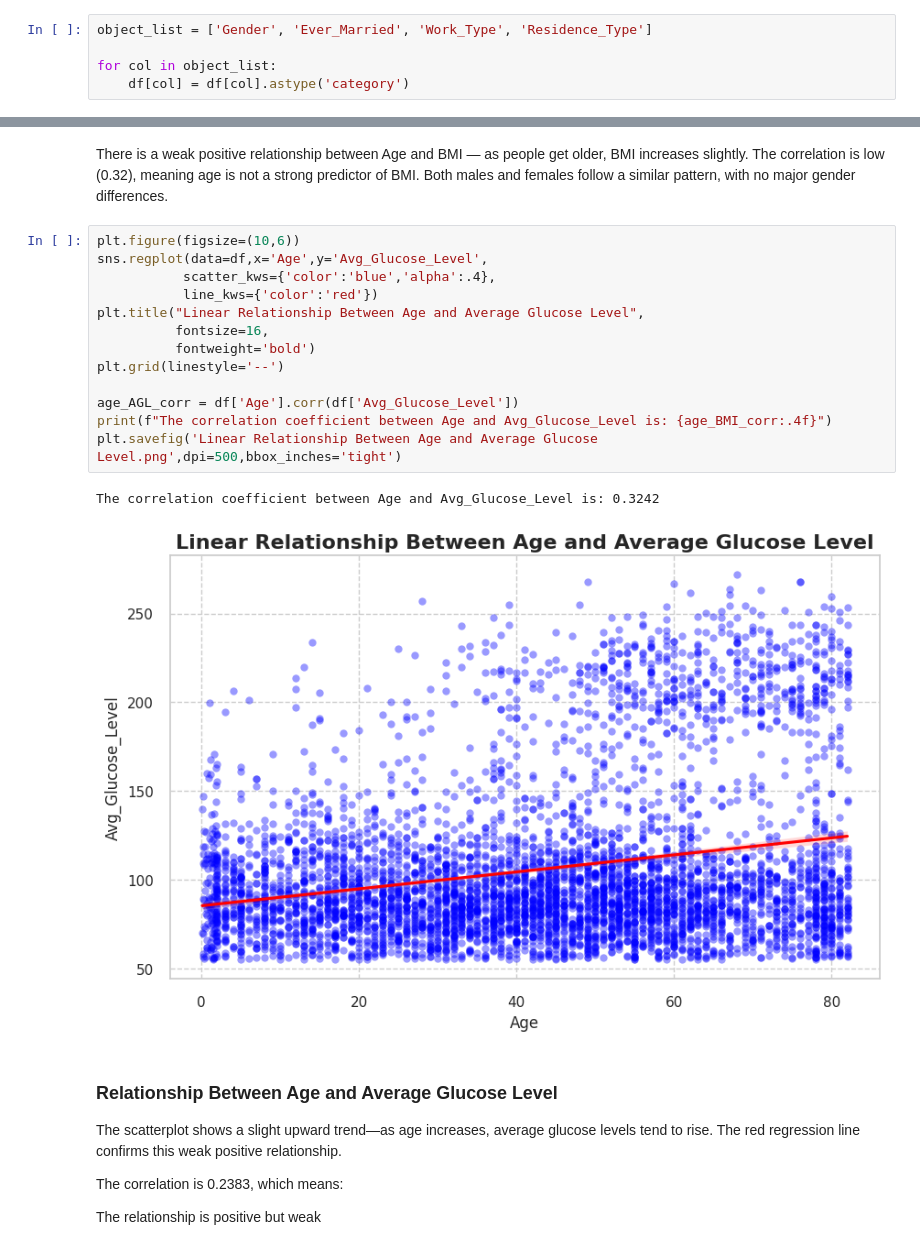
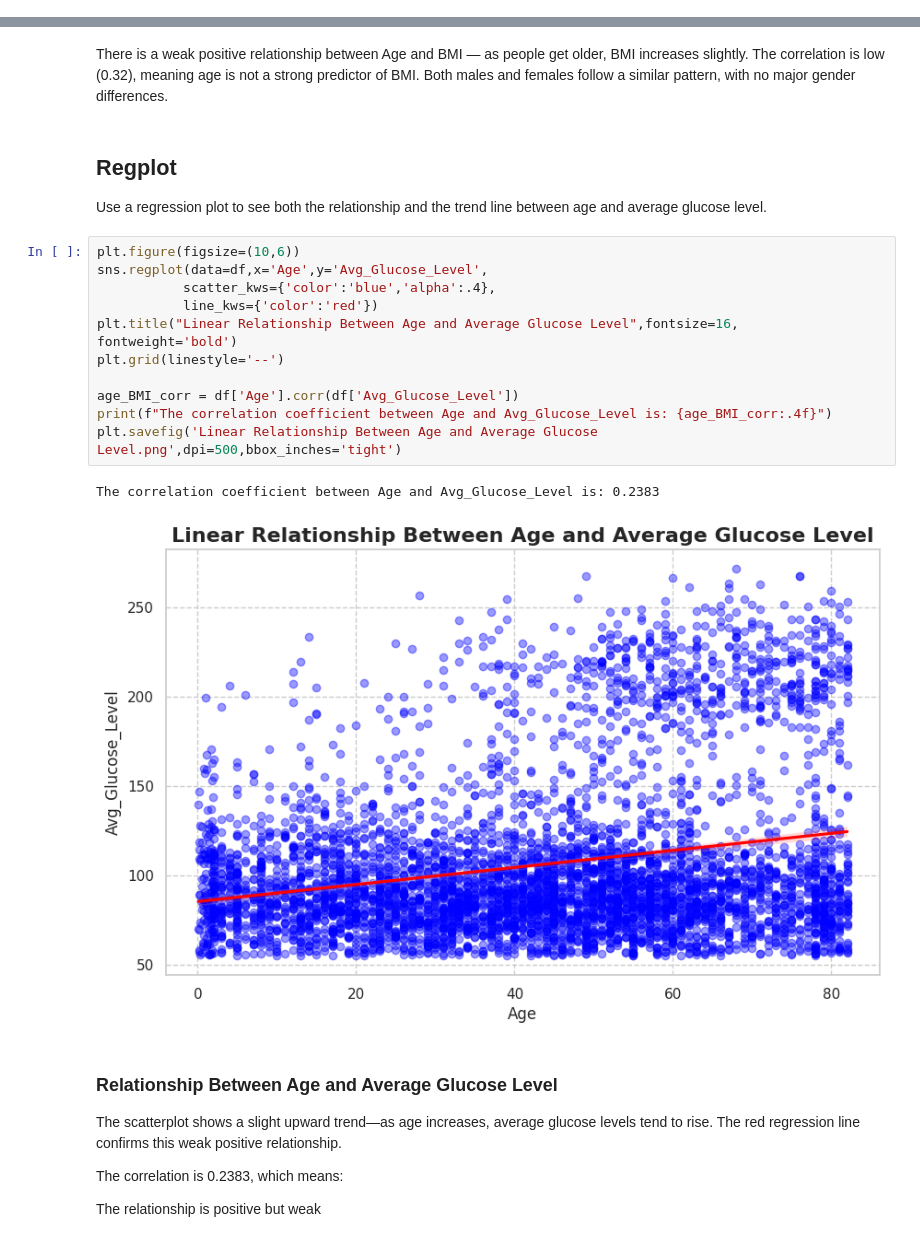
Before and after one commit to muhammedriswanp/Exploratory-Data-Analysis-EDA-Project, a Jupyter notebook: notebooks/03-univariate-bivariate-eda.ipynb, the cells around one changed output, grey strips where cells are left out. Saved outputs shown, nothing was run; the diff lists cells and outputs as text.

```diff
--- a/notebooks/03-univariate-bivariate-eda.ipynb
+++ b/notebooks/03-univariate-bivariate-eda.ipynb
@@ -20,11 +20,6 @@ for dirname, _, filenames in os.walk('/kaggle/input'):
 /kaggle/input/cleaned-day2/cleaned_day2.csv
 # %%
 df = pd.read_csv("/kaggle/input/cleaned-day2/cleaned_day2.csv")
-# %%
-object_list = ['Gender', 'Ever_Married', 'Work_Type', 'Residence_Type']
-
-for col in object_list:
-    df[col] = df[col].astype('category')
 # %%
 import matplotlib.pyplot as plt
 import seaborn as sns
@@ -198,22 +189,23 @@ The correlation coefficient between Age and BMI is: 0.3242
 There is a weak positive relationship between Age and BMI — as people get older, BMI increases slightly.
 The correlation is low (0.32), meaning age is not a strong predictor of BMI.
 Both males and females follow a similar pattern, with no major gender differences.
+# %% [markdown]
+## Regplot
+Use a regression plot to see both the relationship and the trend line between age and average glucose level.
 # %%
 plt.figure(figsize=(10,6))
 sns.regplot(data=df,x='Age',y='Avg_Glucose_Level',
            scatter_kws={'color':'blue','alpha':.4},
            line_kws={'color':'red'})
-plt.title("Linear Relationship Between Age and Average Glucose Level",
-          fontsize=16,
-          fontweight='bold')
+plt.title("Linear Relationship Between Age and Average Glucose Level",fontsize=16, fontweight='bold')
 plt.grid(linestyle='--')
 
-age_AGL_corr = df['Age'].corr(df['Avg_Glucose_Level'])
+age_BMI_corr = df['Age'].corr(df['Avg_Glucose_Level'])
 print(f"The correlation coefficient between Age and Avg_Glucose_Level is: {age_BMI_corr:.4f}")
 plt.savefig('Linear Relationship Between Age and Average Glucose Level.png',dpi=500,bbox_inches='tight')
 # %% [output]
-The correlation coefficient between Age and Avg_Glucose_Level is: 0.3242
+The correlation coefficient between Age and Avg_Glucose_Level is: 0.2383
-[figure, old version]
+[figure, new version]
 # %% [markdown]
 ### Relationship Between Age and Average Glucose Level
 
```
Also changed, not shown: parts of 34 cells of this notebook, 7 other files.
